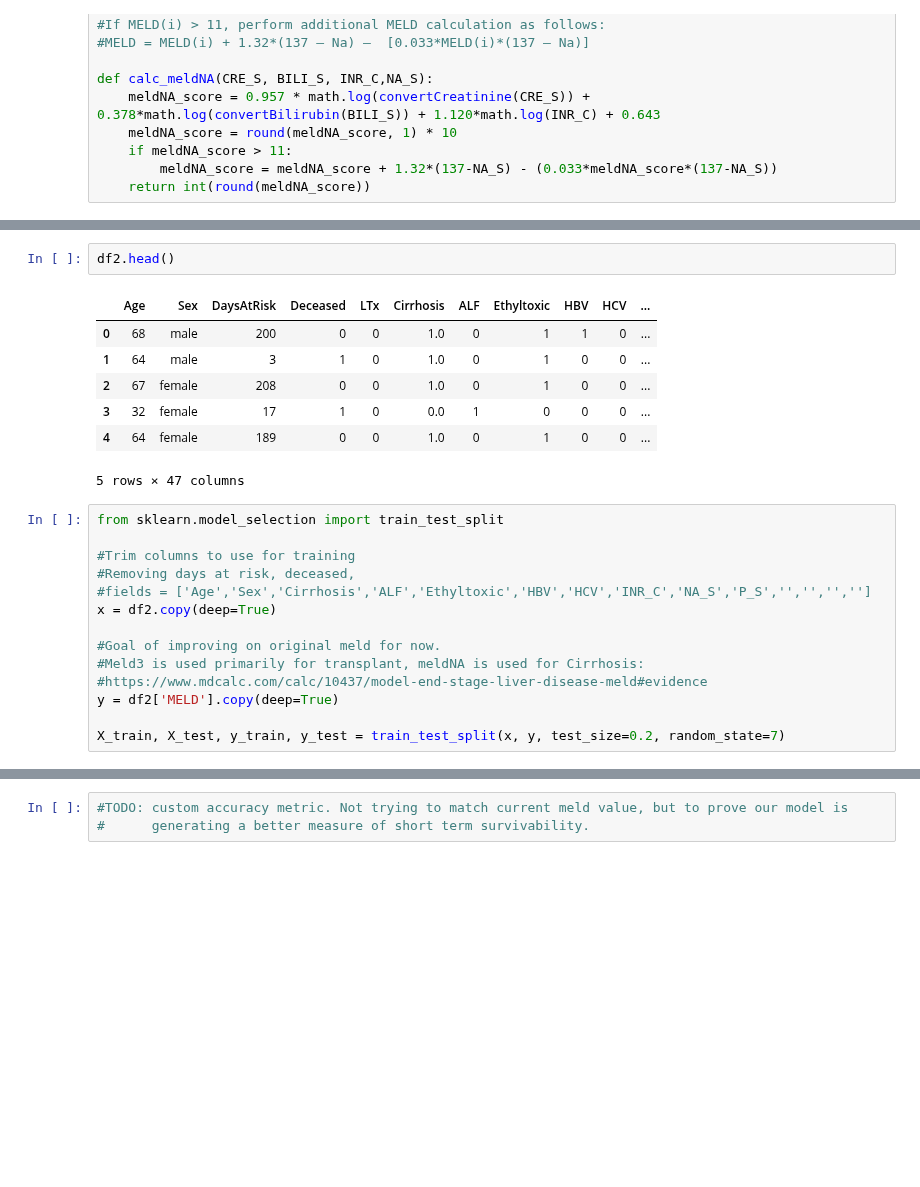
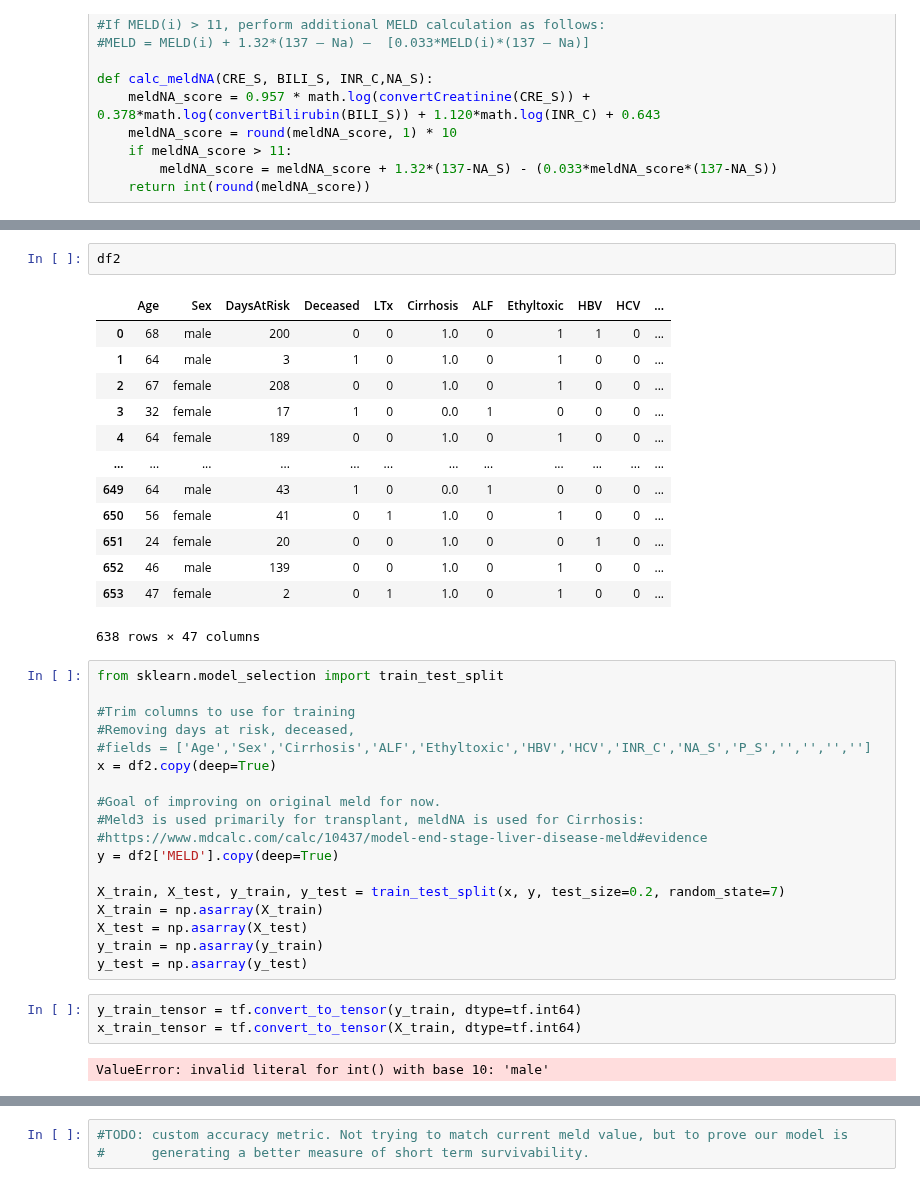
Before and after one commit to wisniemj/CS8321, a Jupyter notebook: finalPaper/finalPaper.ipynb, the cells around one changed output, grey strips where cells are left out. Drawn from its saved outputs; the diff is of its cells as text; blank space fills up the shorter version.

```diff
--- a/finalPaper/finalPaper.ipynb
+++ b/finalPaper/finalPaper.ipynb
@@ -180,13 +191,19 @@ df2['MELDNA'] = df2.apply(lambda row: calc_meldNA(row["CRE_S"],row["BILI_S"],row
 # %%
-df2.head()
+df2
 # %% [output]
 |  | Age | Sex | DaysAtRisk | Deceased | LTx | Cirrhosis | ALF | Ethyltoxic | HBV | HCV | ... |
 | 0 | 68 | male | 200 | 0 | 0 | 1.0 | 0 | 1 | 1 | 0 | ... |
 | 1 | 64 | male | 3 | 1 | 0 | 1.0 | 0 | 1 | 0 | 0 | ... |
 | 2 | 67 | female | 208 | 0 | 0 | 1.0 | 0 | 1 | 0 | 0 | ... |
 | 3 | 32 | female | 17 | 1 | 0 | 0.0 | 1 | 0 | 0 | 0 | ... |
 | 4 | 64 | female | 189 | 0 | 0 | 1.0 | 0 | 1 | 0 | 0 | ... |
+| ... | ... | ... | ... | ... | ... | ... | ... | ... | ... | ... | ... |
+| 649 | 64 | male | 43 | 1 | 0 | 0.0 | 1 | 0 | 0 | 0 | ... |
+| 650 | 56 | female | 41 | 0 | 1 | 1.0 | 0 | 1 | 0 | 0 | ... |
+| 651 | 24 | female | 20 | 0 | 0 | 1.0 | 0 | 0 | 1 | 0 | ... |
+| 652 | 46 | male | 139 | 0 | 0 | 1.0 | 0 | 1 | 0 | 0 | ... |
+| 653 | 47 | female | 2 | 0 | 1 | 1.0 | 0 | 1 | 0 | 0 | ... |
-5 rows × 47 columns
+638 rows × 47 columns
 # %%
 from sklearn.model_selection import train_test_split
 
@@ -200,5 +217,14 @@ x = df2.copy(deep=True)
 y = df2['MELD'].copy(deep=True)
 
 X_train, X_test, y_train, y_test = train_test_split(x, y, test_size=0.2, random_state=7)
+X_train = np.asarray(X_train)
+X_test = np.asarray(X_test)
+y_train = np.asarray(y_train)
+y_test = np.asarray(y_test)
+# %%
+y_train_tensor = tf.convert_to_tensor(y_train, dtype=tf.int64)
+x_train_tensor = tf.convert_to_tensor(X_train, dtype=tf.int64)
+# %% [output]
+ValueError: invalid literal for int() with base 10: 'male'
 # %%
 model = create_res_net()
```
Also changed, not shown: parts of 5 cells of this notebook.
